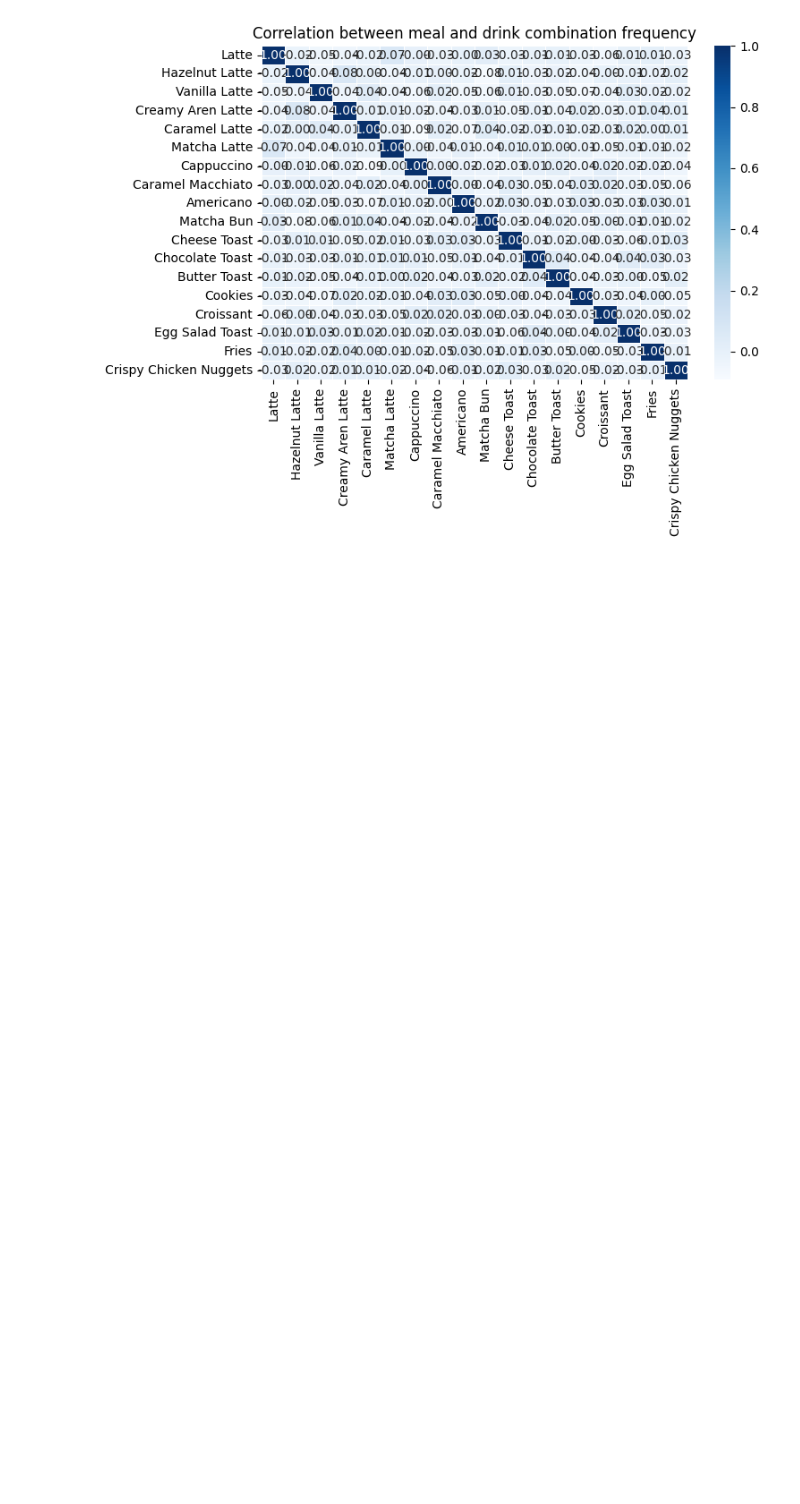
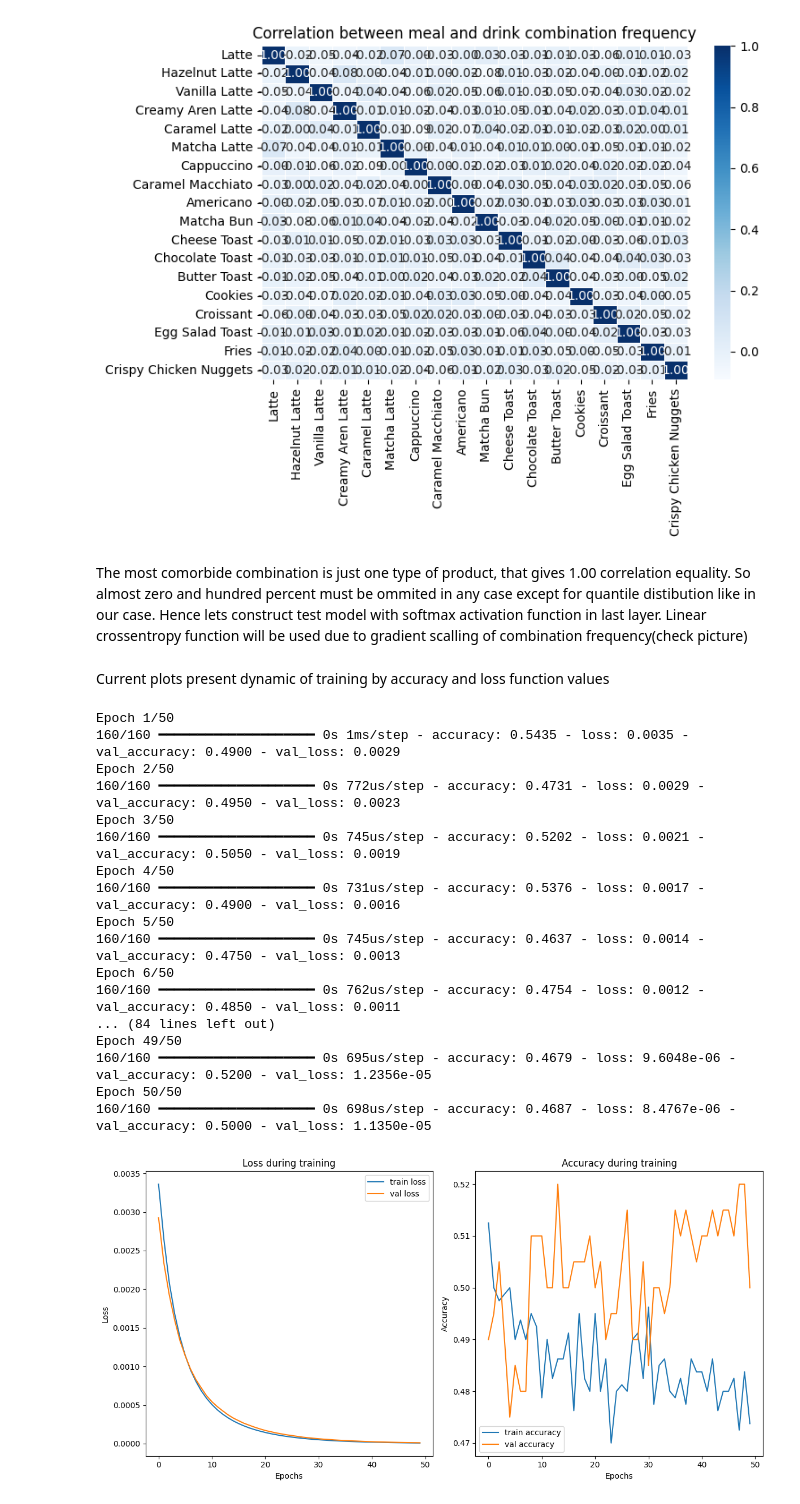
Before and after one commit to kurry-argo/coffeeshop-analysis, a Jupyter notebook: analysis.ipynb, the cells around one changed output. Saved outputs shown, nothing was run; the diff lists cells and outputs as text; code cells hidden in the pictures; blank space fills up the shorter version.

Commit message:
[add] first model with adam and binary-crossentropy. Accuracy: 47% Plots and predictions added

```diff
--- a/analysis.ipynb
+++ b/analysis.ipynb
@@ -155,3 +154,65 @@ plt.tight_layout()
 plt.show()
 # %% [output]
 [figure]
+# %% [markdown]
+The most comorbide combination is just one type of product, that gives 1.00 correlation equality. So almost zero and hundred percent must be ommited in any case except for quantile distibution like in our case.
+Hence lets construct test model with softmax activation function in last layer. Linear crossentropy function will be used due to gradient scalling of combination frequency(check picture)
+# %%
+from tensorflow.keras.optimizers import Adam
+
+X = df.values
+y = df.values
+
+model = Sequential()
+
+model.add(Dense(64, input_dim=X.shape[1], activation='relu'))
+model.add(Dense(32, activation='relu'))
+
+model.add(Dense(X.shape[1], activation='sigmoid'))
+
+model.compile(optimizer=Adam(), loss='binary_crossentropy', metrics=['accuracy'])
+# %% [markdown]
+Current plots present dynamic of training by accuracy and loss function values
+# %%
+history = model.fit(X, y, epochs=50, batch_size=5, validation_split=0.2)
+
+# loss func graphic
+plt.figure(figsize=(12, 6))
+plt.subplot(1, 2, 1)
+plt.plot(history.history['loss'], label='train loss')
+plt.plot(history.history['val_loss'], label='val loss')
+plt.title('Loss during training')
+plt.xlabel('Epochs')
+plt.ylabel('Loss')
+plt.legend()
+
+# accuracy func graphic
+plt.subplot(1, 2, 2)
+plt.plot(history.history['accuracy'], label='train accuracy')
+plt.plot(history.history['val_accuracy'], label='val accuracy')
+plt.title('Accuracy during training')
+plt.xlabel('Epochs')
+plt.ylabel('Accuracy')
+plt.legend()
+
+plt.tight_layout()
+plt.show()
+# %% [output]
+Epoch 1/50
+160/160 ━━━━━━━━━━━━━━━━━━━━ 0s 1ms/step - accuracy: 0.5435 - loss: 0.0035 - val_accuracy: 0.4900 - val_loss: 0.0029
+Epoch 2/50
+160/160 ━━━━━━━━━━━━━━━━━━━━ 0s 772us/step - accuracy: 0.4731 - loss: 0.0029 - val_accuracy: 0.4950 - val_loss: 0.0023
+Epoch 3/50
+160/160 ━━━━━━━━━━━━━━━━━━━━ 0s 745us/step - accuracy: 0.5202 - loss: 0.0021 - val_accuracy: 0.5050 - val_loss: 0.0019
+Epoch 4/50
+160/160 ━━━━━━━━━━━━━━━━━━━━ 0s 731us/step - accuracy: 0.5376 - loss: 0.0017 - val_accuracy: 0.4900 - val_loss: 0.0016
+Epoch 5/50
+160/160 ━━━━━━━━━━━━━━━━━━━━ 0s 745us/step - accuracy: 0.4637 - loss: 0.0014 - val_accuracy: 0.4750 - val_loss: 0.0013
+Epoch 6/50
+160/160 ━━━━━━━━━━━━━━━━━━━━ 0s 762us/step - accuracy: 0.4754 - loss: 0.0012 - val_accuracy: 0.4850 - val_loss: 0.0011
+... (84 lines left out)
+Epoch 49/50
+160/160 ━━━━━━━━━━━━━━━━━━━━ 0s 695us/step - accuracy: 0.4679 - loss: 9.6048e-06 - val_accuracy: 0.5200 - val_loss: 1.2356e-05
+Epoch 50/50
+160/160 ━━━━━━━━━━━━━━━━━━━━ 0s 698us/step - accuracy: 0.4687 - loss: 8.4767e-06 - val_accuracy: 0.5000 - val_loss: 1.1350e-05
+[figure, added]
```
Also changed, not shown: parts of 3 cells of this notebook.
